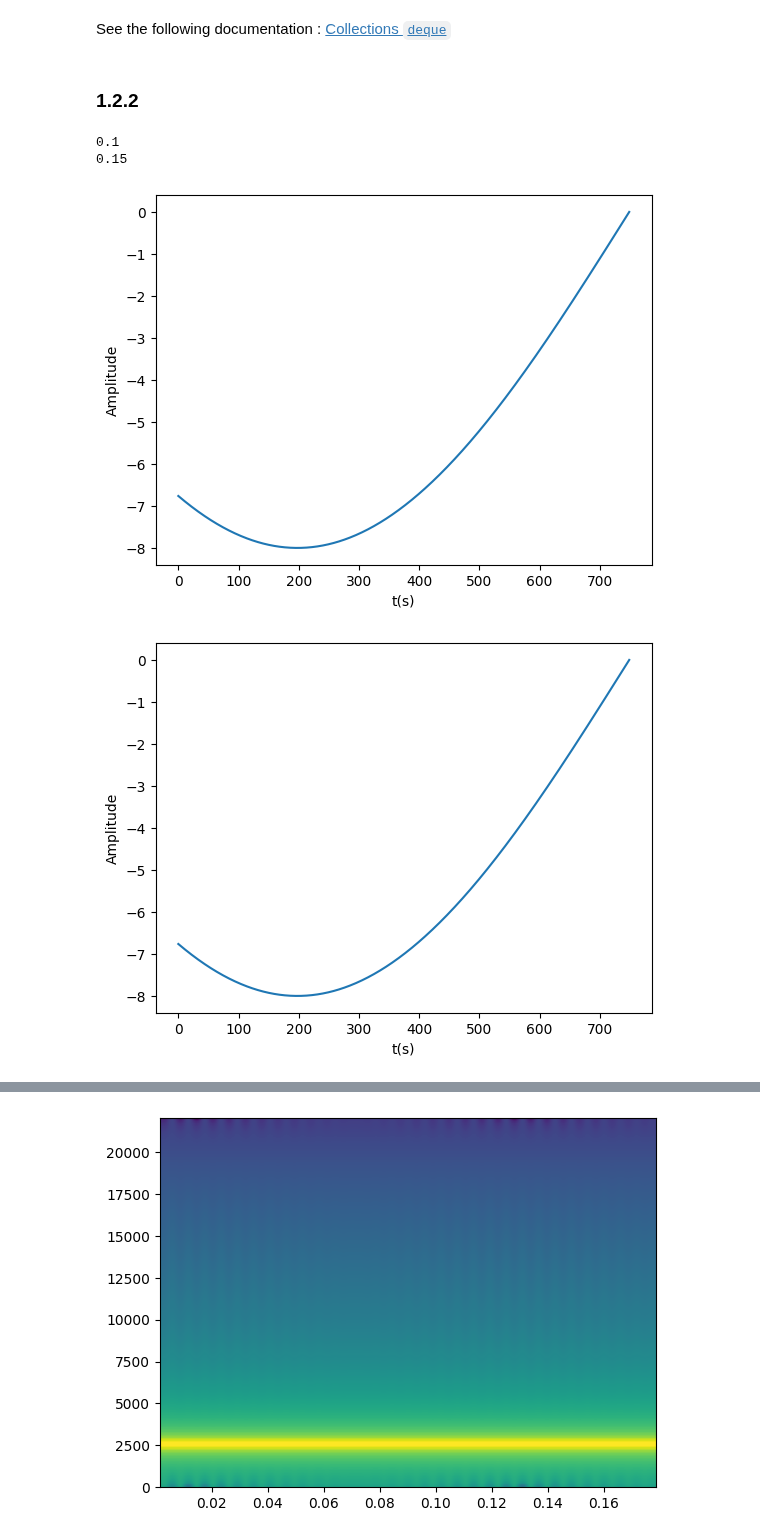
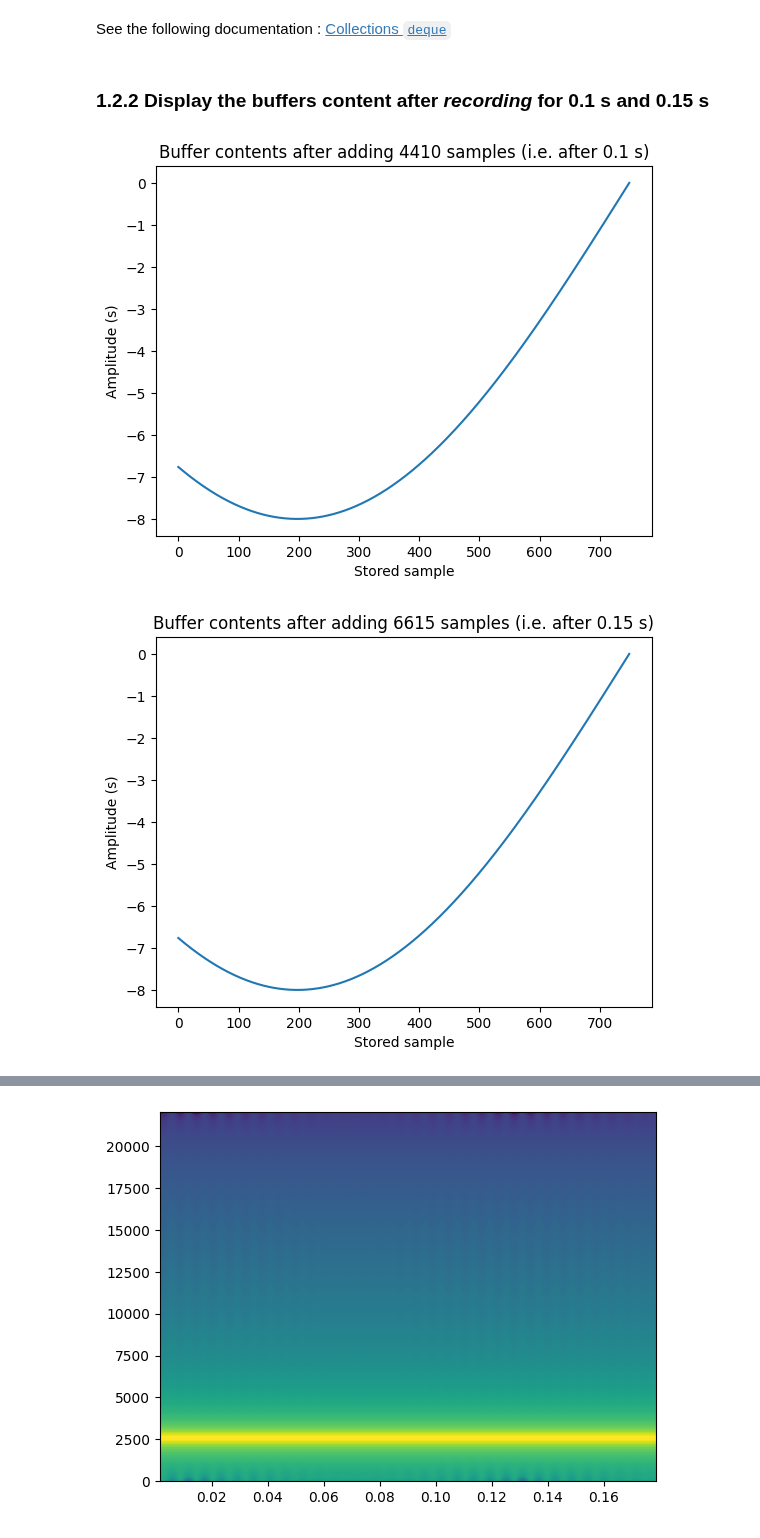
Before and after one commit to PizzaManStarted/projet_signal, a Jupyter notebook: code.ipynb, the cells around one changed output, grey strips where cells are left out. Saved outputs shown, nothing was run; the diff lists cells and outputs as text; code cells hidden in the pictures.

Commit message:
cleaned buffer code

```diff
--- a/code.ipynb
+++ b/code.ipynb
@@ -85,44 +87,29 @@ for file in files:
 # %% [markdown]
 See the following documentation : [Collections `deque`](https://docs.python.org/3/library/collections.html#collections.deque)
-# %%
-def create_ringbuffer(maxlen):
-    return deque(maxlen=maxlen)
-
-
-def plot_buffer_content(buffer):
-    plot_sin(buffer)
-# %% [markdown]
-### 1.2.2
+# %%
+def create_ringbuffer(maxlen):
+    return deque(maxlen=maxlen)
+
+def plot_buffer_content(buffer: deque, sample_added: int, recording_time: int):
+    sample_text = "sample" if sample_added == 0 else "samples"
+
+    simple_plot(buffer, plt_title=f"Buffer contents after adding {sample_added} {sample_text} (i.e. after {recording_time} s)",
+                x_label= "Stored sample",y_label="Amplitude (s)")
+# %% [markdown]
+### 1.2.2 Display the buffers content after *recording* for **0.1 s** and **0.15 s**
 # %%
 maxlen = 750
 buffer = create_ringbuffer(maxlen)
 
-# TODO : Change the graph x time
+display_at_times = [0.1, 0.15]
 
-
+t, samples = create_sine_wave(f, amplitude, fs, N)
 for i, samples in enumerate(samples):
     buffer.append(samples)
-    if i == int(0.1 * fs):
-        plot_buffer_content(buffer)
-    elif i == int(0.15 * fs) :
-        plot_buffer_content(buffer)
-
-
+    for time in display_at_times:
+        if i == int(time * fs):
+            plot_buffer_content(buffer, i, time)
 # When using our signal wave from 1.1.1, and looking at the times 0.1 & 0.01, we notice the exact same waveform.
-
-buffer = create_ringbuffer(maxlen)
-_, data = read_wavefile("LocateClaps/M2_180.wav")
-
-for i, samples in enumerate(data):
-    buffer.append(samples)
-    if i == int(0.1 * fs):
-        print(i* 1/fs)
-        plot_buffer_content(buffer)
-    elif i == int(0.15 * fs) :
-        print(i* 1/fs)
-        plot_buffer_content(buffer)
 # %% [output]
-0.1
-0.15
-[figure, old version]
+[figure, new version]
-[figure, old version]
+[figure, new version]
```
Also changed, not shown: parts of 11 cells of this notebook.
